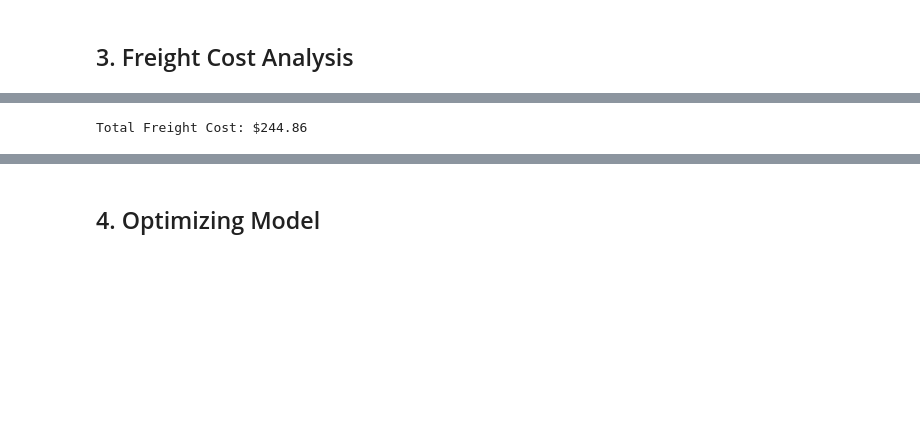
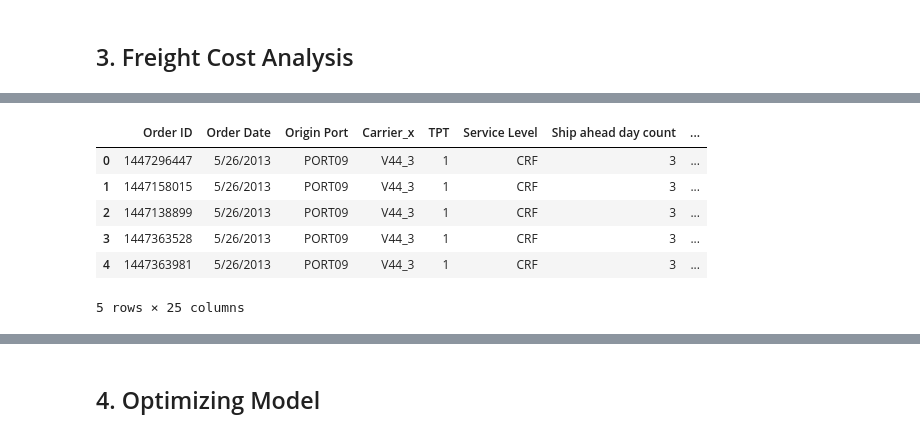
Before and after one commit to Lavan1999/Supply-Chain-Logistics-Problem, a Jupyter notebook: Supply_Chain_Logistics.ipynb, the cells around one changed output, grey strips where cells are left out. Drawn from its saved outputs; the diff is of its cells as text; code cells hidden in the pictures; blank space fills up the shorter version.

```diff
--- a/Supply_Chain_Logistics.ipynb
+++ b/Supply_Chain_Logistics.ipynb
@@ -152,21 +198,21 @@ print(orders_per_plant[['Plant Code', 'Total Orders', 'Daily Capacity ', 'Utiliz
+# %%
+# Ensuring order_list_df weight column is numeric
+order_list_df['Weight'] = pd.to_numeric(order_list_df['Weight'], errors='coerce')
+
+# Merging datasets to get freight costs
+merged_freight = pd.merge(order_list_df, freight_rates,
+                         left_on=['Origin Port', 'Destination Port', 'Weight'],
+                         right_on=['orig_port_cd', 'dest_port_cd', 'minm_wgh_qty'], how='left')
+merged_freight.head()
+# %% [output]
+|  | Order ID | Order Date | Origin Port | Carrier_x | TPT | Service Level | Ship ahead day count | ... |
+| 0 | 1447296447 | 5/26/2013 | PORT09 | V44_3 | 1 | CRF | 3 | ... |
+| 1 | 1447158015 | 5/26/2013 | PORT09 | V44_3 | 1 | CRF | 3 | ... |
+| 2 | 1447138899 | 5/26/2013 | PORT09 | V44_3 | 1 | CRF | 3 | ... |
+| 3 | 1447363528 | 5/26/2013 | PORT09 | V44_3 | 1 | CRF | 3 | ... |
+| 4 | 1447363981 | 5/26/2013 | PORT09 | V44_3 | 1 | CRF | 3 | ... |
+5 rows × 25 columns
 # %%
-# Cleaning data: Remove any unwanted characters and convert to numeric
-freight_rates = freight_rates_df.copy()
-freight_rates['minimum cost'] = freight_rates['minimum cost'].replace('[\$,]', '', regex=True).astype(float)
-freight_rates['rate'] = freight_rates['rate'].replace('[\$,]', '', regex=True).astype(float)
-
-# Ensuring weight columns are numeric
-freight_rates['minm_wgh_qty'] = pd.to_numeric(freight_rates['minm_wgh_qty'], errors='coerce')
-freight_rates['max_wgh_qty'] = pd.to_numeric(freight_rates['max_wgh_qty'], errors='coerce')
-
-# Ensuring order_list_df weight column is numeric
-order_list_df['Weight'] = pd.to_numeric(order_list_df['Weight'], errors='coerce')
-
-# Merging datasets to get freight costs
-merged_freight = pd.merge(order_list_df, freight_rates,
-                         left_on=['Origin Port', 'Destination Port', 'Weight'],
-                         right_on=['orig_port_cd', 'dest_port_cd', 'minm_wgh_qty'], how='left')
-
 # Function to calculate freight cost based on weight and rates
 def calculate_freight_cost(row):
     if pd.isna(row['Weight']):
@@ -181,10 +227,3 @@ def calculate_freight_cost(row):
 
 # Apply the function to calculate freight cost
 merged_freight['Freight Cost'] = merged_freight.apply(calculate_freight_cost, axis=1)
-
-# Calculating total freight cost
-total_freight_cost = merged_freight['Freight Cost'].sum()
-
-print(f"Total Freight Cost: ${total_freight_cost:.2f}")
-# %% [output]
-Total Freight Cost: $244.86
```
Also changed, not shown: parts of 19 cells of this notebook.
